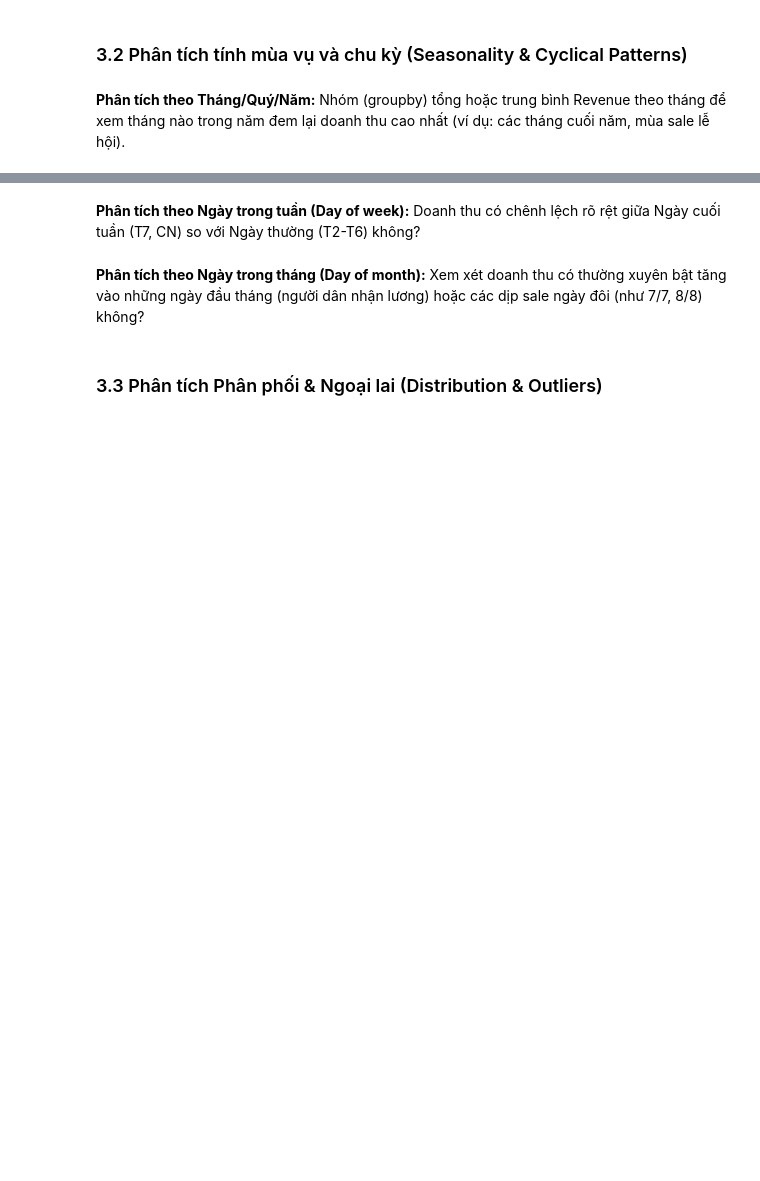
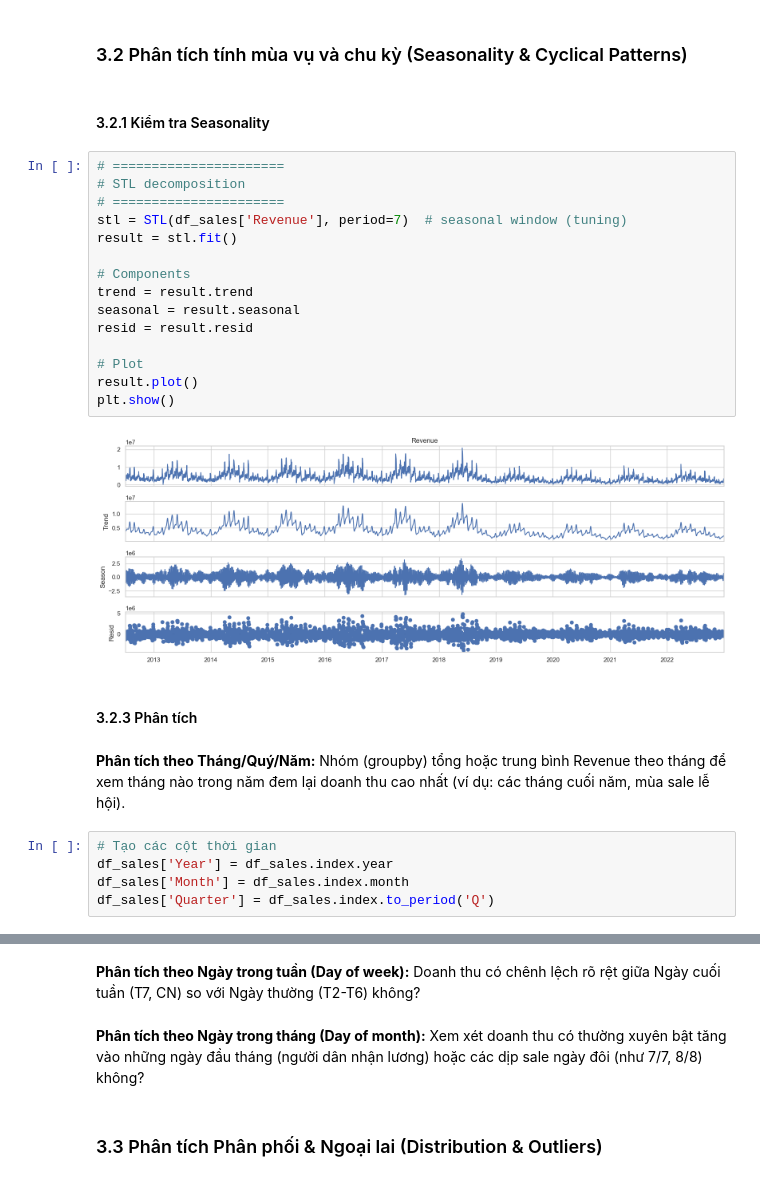
Before and after one commit to anhthu0910/vimchanhxa-datathon, a Jupyter notebook: notebooks/03_EDA_.ipynb, the cells around one changed output, grey strips where cells are left out. Drawn from its saved outputs; the diff is of its cells as text; blank space fills up the shorter version.

```diff
--- a/notebooks/03_EDA_.ipynb
+++ b/notebooks/03_EDA_.ipynb
@@ -89,4 +205,30 @@ Khám phá sự biến thiên của tập dữ liệu qua thời gian
 # %% [markdown]
 ### 3.2 Phân tích tính mùa vụ và chu kỳ (Seasonality & Cyclical Patterns)
+# %% [markdown]
+#### 3.2.1 Kiểm tra Seasonality
+# %%
+# ======================
+# STL decomposition
+# ======================
+stl = STL(df_sales['Revenue'], period=7)  # seasonal window (tuning)
+result = stl.fit()
+
+# Components
+trend = result.trend
+seasonal = result.seasonal
+resid = result.resid
+
+# Plot
+result.plot()
+plt.show()
+# %% [output]
+[figure, added]
+# %% [markdown]
+#### 3.2.3 Phân tích
 # %% [markdown]
 **Phân tích theo Tháng/Quý/Năm:** Nhóm (groupby) tổng hoặc trung bình Revenue theo tháng để xem tháng nào trong năm đem lại doanh thu cao nhất (ví dụ: các tháng cuối năm, mùa sale lễ hội).
+# %%
+# Tạo các cột thời gian
+df_sales['Year'] = df_sales.index.year
+df_sales['Month'] = df_sales.index.month
+df_sales['Quarter'] = df_sales.index.to_period('Q')
```
Also changed, not shown: parts of 17 cells of this notebook, 8 other files.
